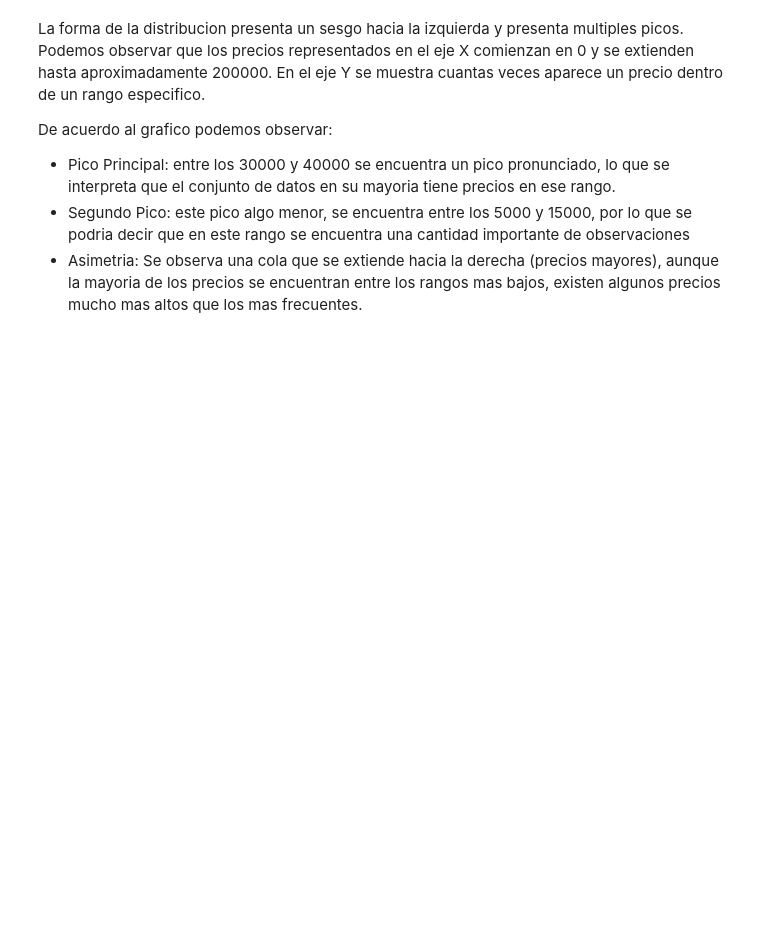
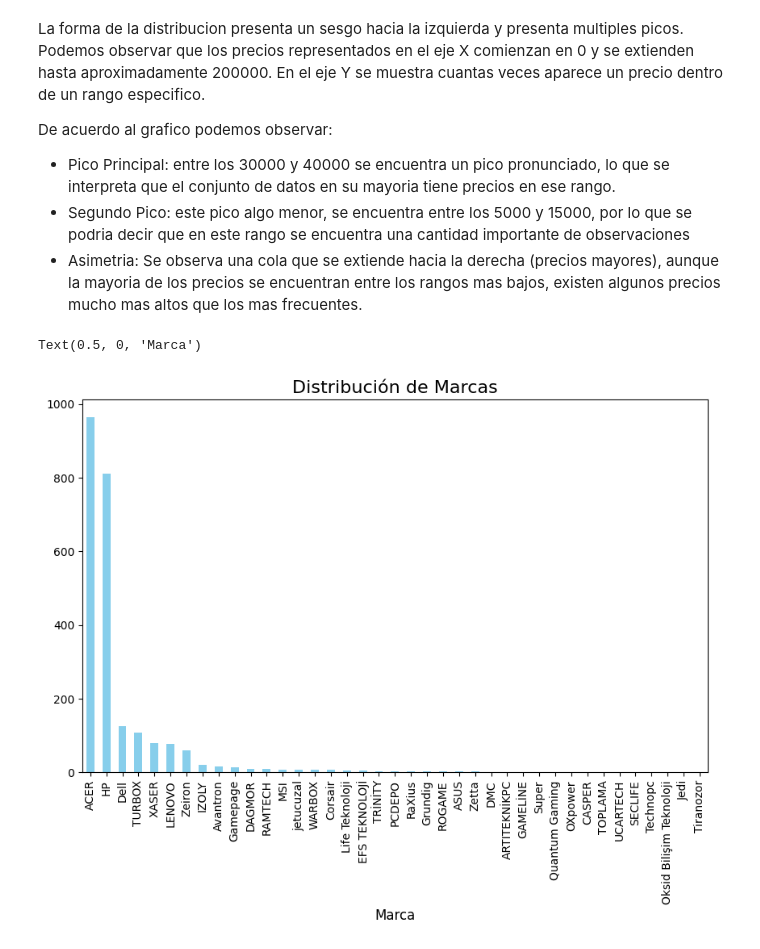
Before and after one commit to Jorge-Alvarez-23/Data-Science-II_Coder, a Jupyter notebook: PROYECTO.ipynb, the cells around one changed output. Saved outputs shown, nothing was run; the diff lists cells and outputs as text; code cells hidden in the pictures; blank space fills up the shorter version.

```diff
--- a/PROYECTO.ipynb
+++ b/PROYECTO.ipynb
@@ -1058,3 +1058,11 @@ De acuerdo al grafico podemos observar:
 * Pico Principal: entre los 30000 y 40000 se encuentra un pico pronunciado, lo que se interpreta que el conjunto de datos en su mayoria tiene precios en ese rango.
 * Segundo Pico: este pico algo menor, se encuentra entre los 5000 y 15000, por lo que se podria decir que en este rango se encuentra una cantidad importante de observaciones
 * Asimetria: Se observa una cola que se extiende hacia la derecha (precios mayores), aunque la mayoria de los precios se encuentran entre los rangos mas bajos, existen algunos precios mucho mas altos que los mas frecuentes.
+# %%
+plt.figure(figsize=(10, 6))
+df_Proy['Marca'].value_counts().plot(kind='bar', color='skyblue')
+plt.title('Distribución de Marcas', fontsize=16)
+plt.xlabel('Marca', fontsize=12)
+# %% [output]
+Text(0.5, 0, 'Marca')
+[figure, added]
```
Also changed, not shown: parts of 3 cells of this notebook.
